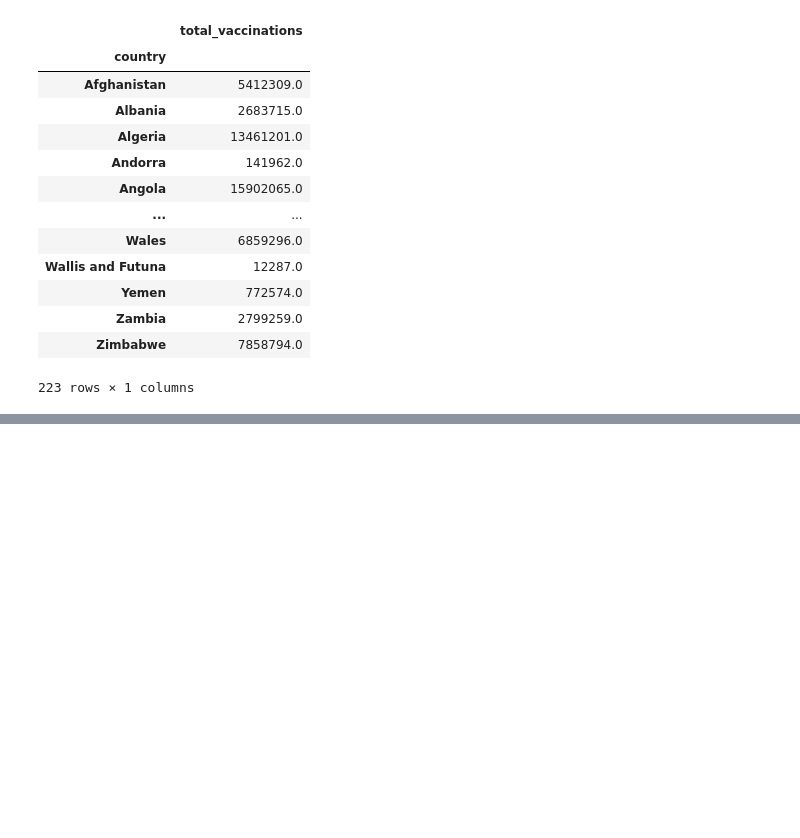
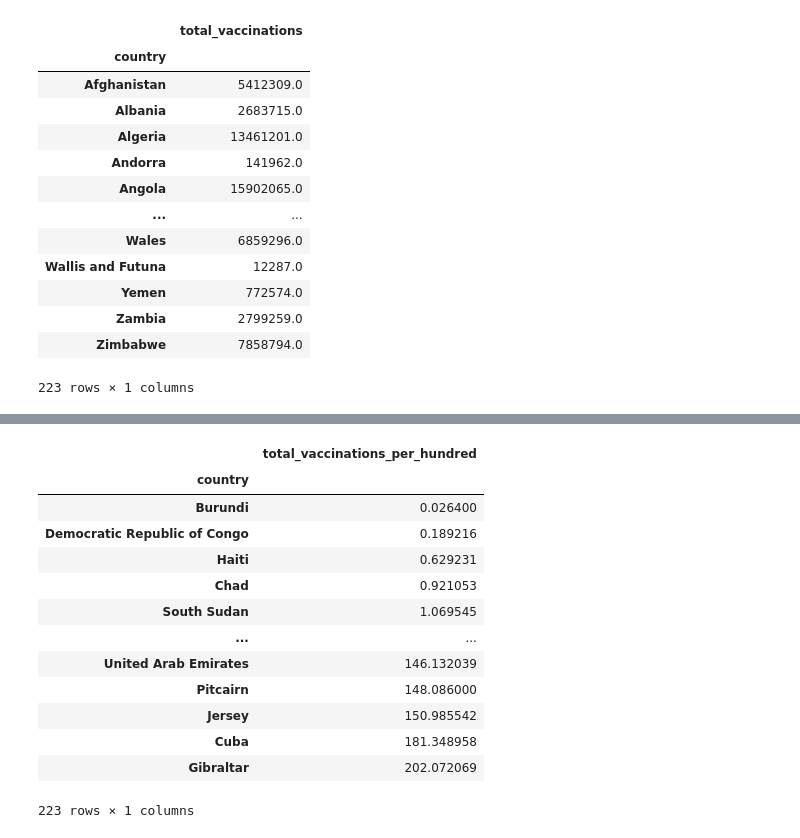
Before and after one commit to dango80/Kaggle-survey-2021, a Jupyter notebook: italian-vaccination.ipynb, the cells around one changed output, grey strips where cells are left out. Saved outputs shown, nothing was run; the diff lists cells and outputs as text; code cells hidden in the pictures; blank space fills up the shorter version.

Commit message:
Kaggle Notebook | Italian Vaccination | Version 27

```diff
--- a/italian-vaccination.ipynb
+++ b/italian-vaccination.ipynb
@@ -1397,0 +1418,17 @@ Vaccination[["country","total_vaccinations"]].groupby("country").max()
+# %%
+Vaccination[["country","total_vaccinations_per_hundred"]].groupby("country").mean().sort_values("total_vaccinations_per_hundred")
+# %% [output]
+|  | total_vaccinations_per_hundred |
+| country |  |
+| Burundi | 0.026400 |
+| Democratic Republic of Congo | 0.189216 |
+| Haiti | 0.629231 |
+| Chad | 0.921053 |
+| South Sudan | 1.069545 |
+| ... | ... |
+| United Arab Emirates | 146.132039 |
+| Pitcairn | 148.086000 |
+| Jersey | 150.985542 |
+| Cuba | 181.348958 |
+| Gibraltar | 202.072069 |
+223 rows × 1 columns
```
Also changed, not shown: parts of 2 cells of this notebook.
